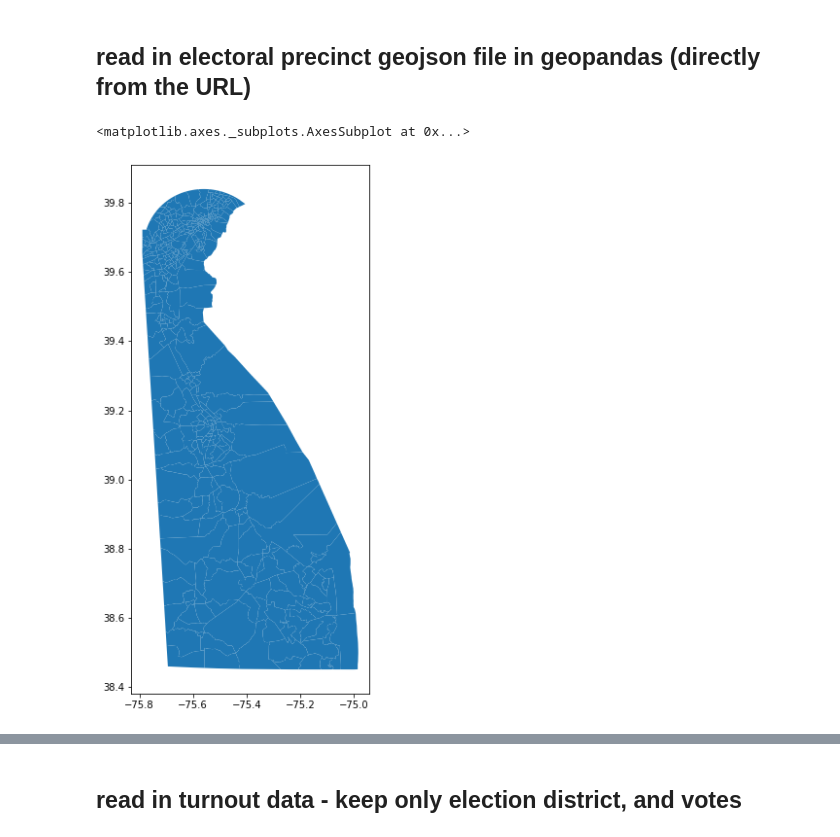
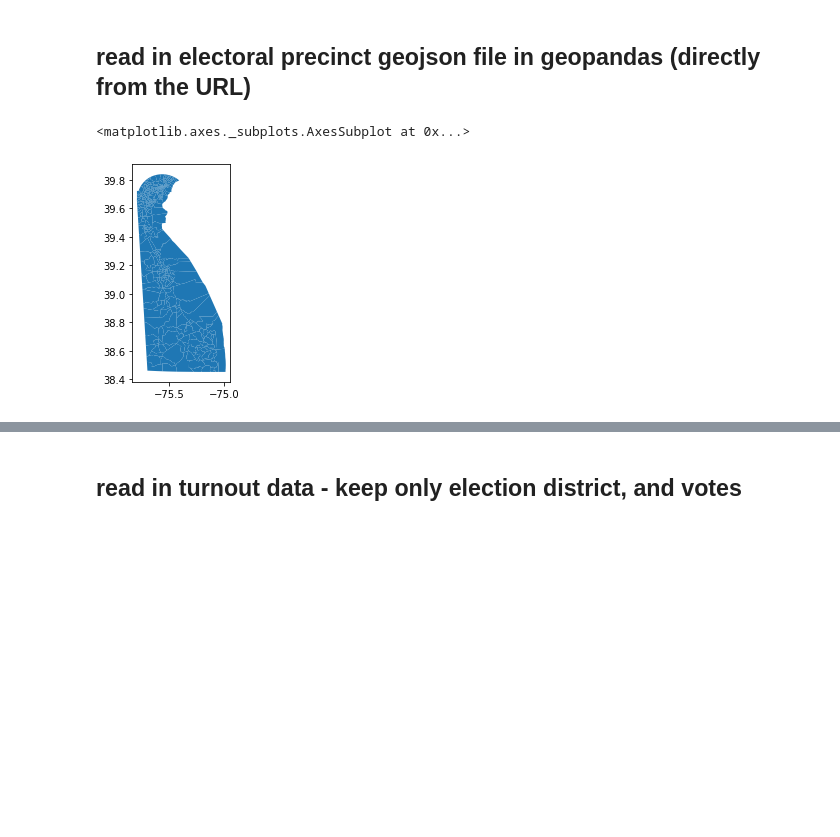
Before and after one commit to KLeeDE/PUS2020_KLee, a Jupyter notebook: HW5/DEelectoral_HW5_Kyungmin.ipynb, the cells around one changed output, grey strips where cells are left out. Saved outputs shown, nothing was run; the diff lists cells and outputs as text; code cells hidden in the pictures; blank space fills up the shorter version.

```diff
--- a/HW5/DEelectoral_HW5_Kyungmin.ipynb
+++ b/HW5/DEelectoral_HW5_Kyungmin.ipynb
@@ -34,9 +38,9 @@ import geopandas as gpd
 # %%
 de_elecp = gpd.read_file("https://opendata.arcgis.com/datasets/91c1f132c7d34885983c56b47dc675fd_0.geojson")
-de_elecp.plot(figsize=(5,10))
+de_elecp.plot()
 # %% [output]
 <matplotlib.axes._subplots.AxesSubplot at 0x...>
-[figure, old version]
+[figure, new version]
 # %%
 de_elecp.head()
 # %% [output]
```
Also changed, not shown: parts of 29 cells of this notebook.
